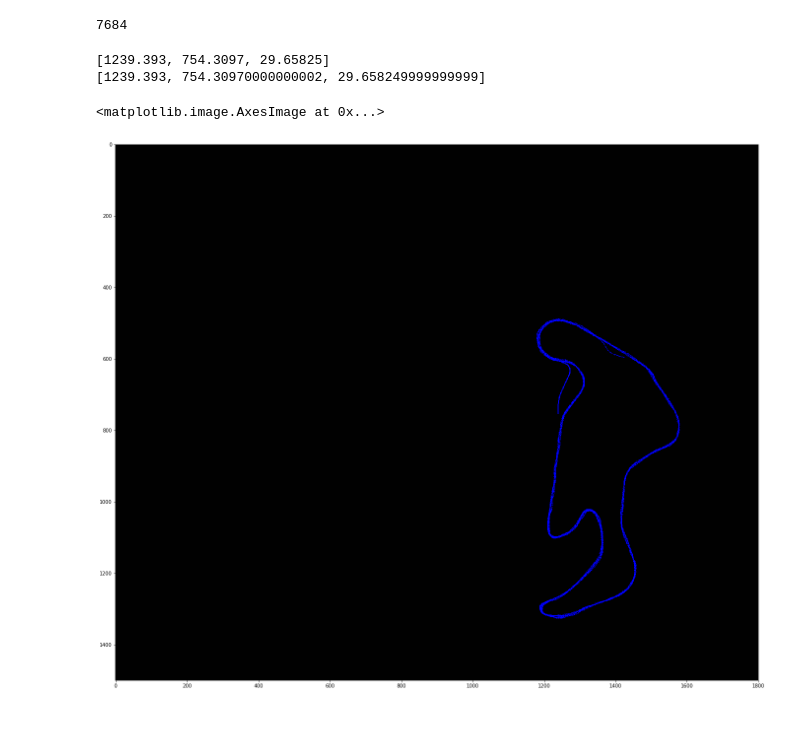
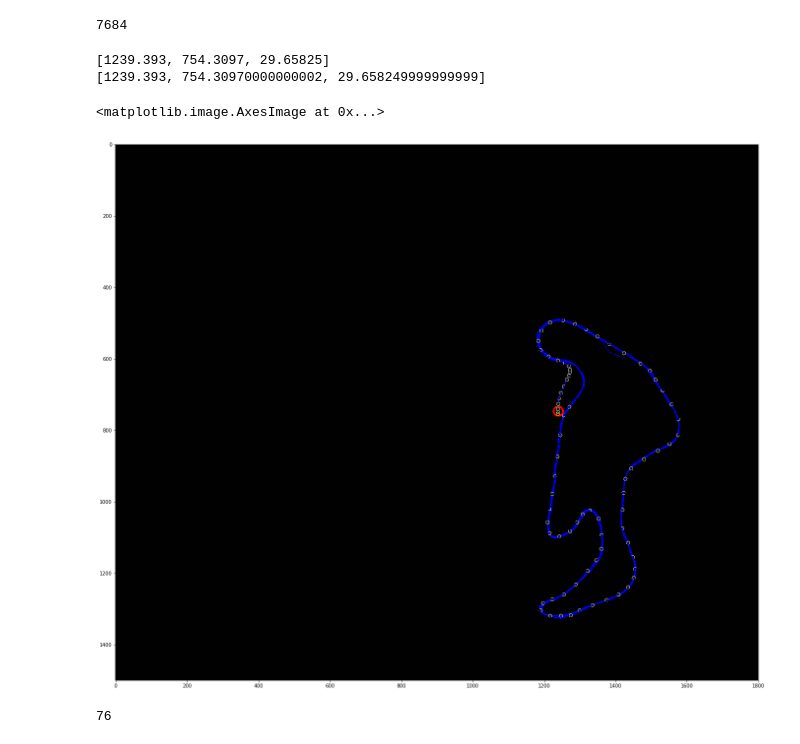
Before and after one commit to teamsoulless/thunderhill, a Jupyter notebook: path_planning/PID.ipynb, the cells around one changed output. Saved outputs shown, nothing was run; the diff lists cells and outputs as text; code cells hidden in the pictures.

Commit message:
Simulator model

```diff
--- a/path_planning/PID.ipynb
+++ b/path_planning/PID.ipynb
@@ -188,74 +41,39 @@ def run(param1, param2, param3):
 
 # Call your function with parameters of (0.2, 3.0, and 0.004)
 #run(0.2, 3.0, 0.04)
-# %%
-import numpy as np
-import csv
-import os
-
-def load_simulator_data(csvfname):
-    """
-    Load dataset from csv file
-    """
-    data=[]
-    with open(csvfname, 'r') as csvfile:
-        data_tmp = list(csv.reader(csvfile, delimiter=','))
-        for row in data_tmp:
-            x7=[float(x) for x in row[7].split(':')]
-            x8=[float(x) for x in row[8].split(':')]
-
-            data.append(((row[0],row[1],row[2]),np.array([float(row[3]),float(row[4]),float(row[5]),float(row[6])]+x7+x8)))
-
-    return data
-filename='data/000/driving_log.csv'
-position_data = load_simulator_data(filename)
-len(position_data)
-# %% [output]
-7684
-# %%
-import matplotlib.pyplot as plt
-from matplotlib.path import Path
-import matplotlib.patches as patches
-%matplotlib inline
-
-def angle_trunc(a):
-    """This maps all angles to a domain of [-pi, pi]"""
-    while a < 0.0:
-        a += pi * 2
-    return ((a + pi) % (pi * 2)) - pi
-
-def get_heading(car_position, target_position):
-    """Returns the angle, in radians, between the target and hunter positions"""
-    car_x, car_y = car_position
-    target_x, target_y = target_position
-    heading = atan2(target_y - car_y, target_x - car_x)
-    heading = angle_trunc(heading)
-    return heading
-
-
-print([float(x) for x in "1239.393:754.3097:29.65825".split(":")])
-print([position_data[0][1][4], position_data[0][1][5], position_data[0][1][6]])
-# %% [output]
-[1239.393, 754.3097, 29.65825]
-[1239.393, 754.30970000000002, 29.658249999999999]
+# %%
+filename='data/000/driving_log.csv'
+position_data = load_simulator_data(filename)
+len(position_data)
+# %% [output]
+7684
+# %%
+print([float(x) for x in "1239.393:754.3097:29.65825".split(":")])
+print([position_data[0][1][4], position_data[0][1][5], position_data[0][1][6]])
+# %% [output]
+[1239.393, 754.3097, 29.65825]
+[1239.393, 754.30970000000002, 29.658249999999999]
 # %%
 import cv2
 img = np.ones((1500,1800, 3), np.uint8)
 
-#cv2.circle(img, (1240, 747), 3, (255,0,0), 3)
+cv2.circle(img, (1240, 747), 13, (255,0,0), 3)
 #cv2.circle(img, (1235, 865), 5, (255,0,0), 3)
 
 keypoints = []
 
 for idx, p in enumerate (position_data):
     pos = (int(p[1][4]), int(p[1][5]))
     cv2.circle(img,pos, 1, (0,0,255))
-    if idx % 25 == 0:
-        #cv2.circle(img, pos, 3, (255,255,0), 1)
+
+for idx, p in enumerate (position_data):
+    if idx % 25 == 0 and idx<1900:
+        pos = (int(p[1][4]), int(p[1][5]))
+        cv2.circle(img, pos, 5, (255,255,0), 1)
         keypoints.append(pos)
 
 plt.figure(figsize=(40,20))
 plt.imshow(img)
 # %% [output]
 <matplotlib.image.AxesImage at 0x...>
-[figure, old version]
+[figure, new version]
@@ -317,0 +80,4 @@ def get_speed(p):
+# %%
+print(len(keypoints))
+# %% [output]
+76
```
Also changed, not shown: parts of 9 cells of this notebook, 6 other files.
